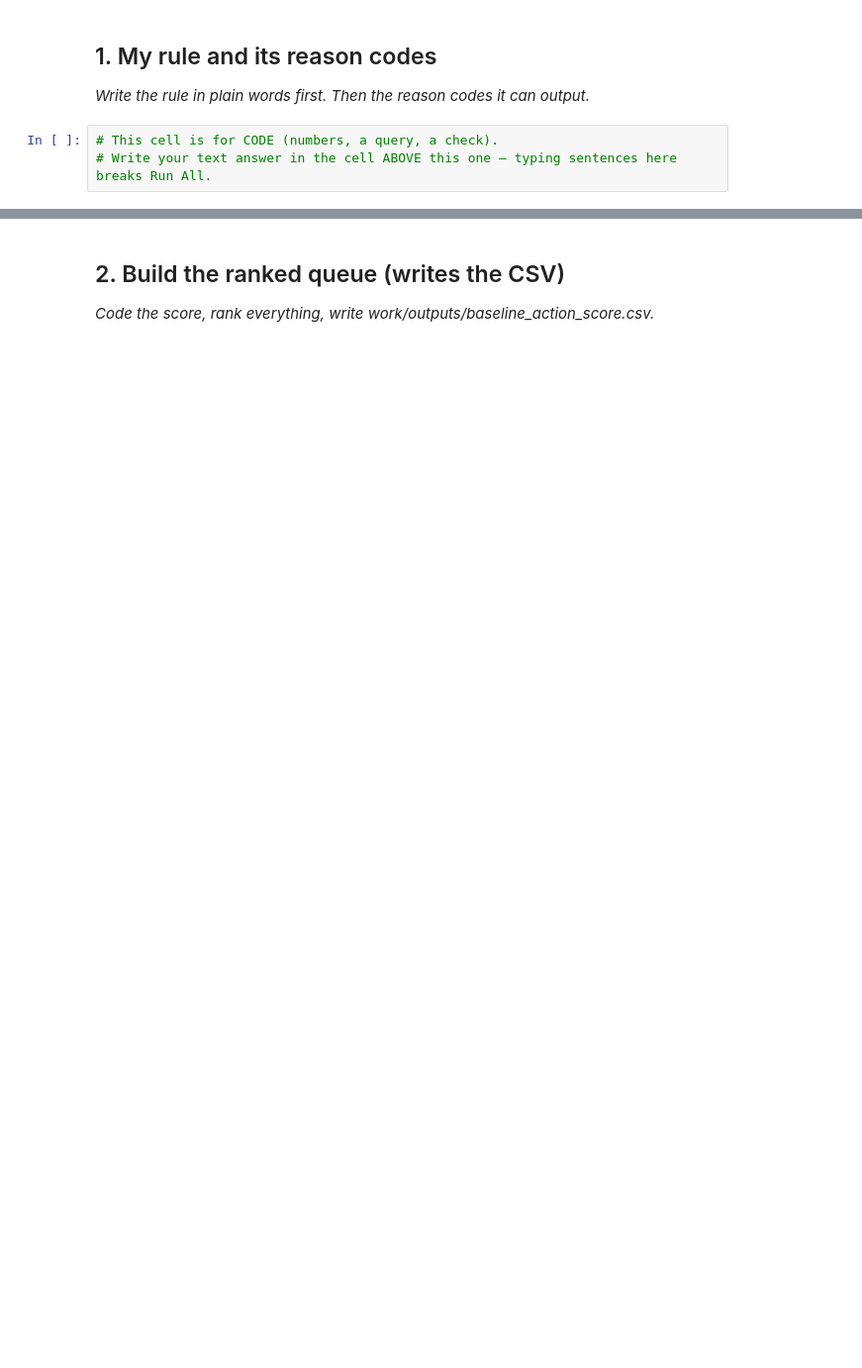
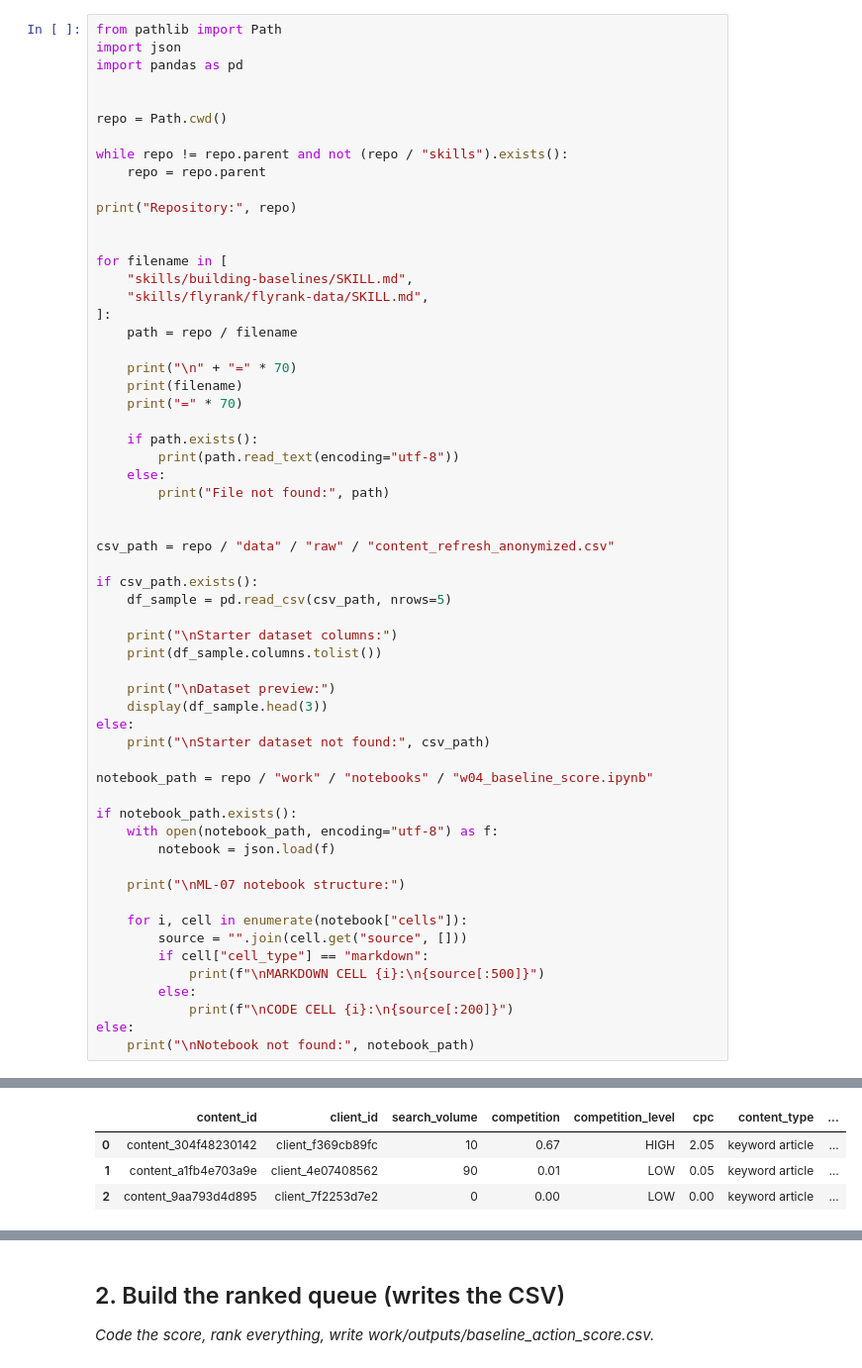
Before and after one commit to deepikachebrolu/flyrank-ml, a Jupyter notebook: work/notebooks/w04_baseline_score.ipynb, the cells around one changed output, grey strips where cells are left out. Shown at 99% size. Cells and saved outputs as stored; diff of their text form; blank space fills up the shorter version.

```diff
--- a/work/notebooks/w04_baseline_score.ipynb
+++ b/work/notebooks/w04_baseline_score.ipynb
@@ -6,10 +6,63 @@
 This skeleton is yours to fill. Work the sections **in order** — each one has a one-line hint. Simple words, honest numbers.
 
 > Working with an AI assistant? Tell it to read `skills/README.md` first and load the one skill this assignment names on its card.
-# %% [markdown]
-## 1. My rule and its reason codes
-
-*Write the rule in plain words first. Then the reason codes it can output.*
-# %%
-# This cell is for CODE (numbers, a query, a check).
-# Write your text answer in the cell ABOVE this one — typing sentences here breaks Run All.
+# %%
+from pathlib import Path
+import json
+import pandas as pd
+
+
+repo = Path.cwd()
+
+while repo != repo.parent and not (repo / "skills").exists():
+    repo = repo.parent
+
+print("Repository:", repo)
+
+
+for filename in [
+    "skills/building-baselines/SKILL.md",
+    "skills/flyrank/flyrank-data/SKILL.md",
+]:
+    path = repo / filename
+
+    print("\n" + "=" * 70)
+    print(filename)
+    print("=" * 70)
+
+    if path.exists():
+        print(path.read_text(encoding="utf-8"))
+    else:
+        print("File not found:", path)
+
+
+csv_path = repo / "data" / "raw" / "content_refresh_anonymized.csv"
+
+if csv_path.exists():
+    df_sample = pd.read_csv(csv_path, nrows=5)
+
+    print("\nStarter dataset columns:")
+    print(df_sample.columns.tolist())
+
+    print("\nDataset preview:")
+    display(df_sample.head(3))
+else:
+    print("\nStarter dataset not found:", csv_path)
+
+notebook_path = repo / "work" / "notebooks" / "w04_baseline_score.ipynb"
+
+if notebook_path.exists():
+    with open(notebook_path, encoding="utf-8") as f:
+        notebook = json.load(f)
+
+    print("\nML-07 notebook structure:")
+
+    for i, cell in enumerate(notebook["cells"]):
+        source = "".join(cell.get("source", []))
+        if cell["cell_type"] == "markdown":
+            print(f"\nMARKDOWN CELL {i}:\n{source[:500]}")
+        else:
+            print(f"\nCODE CELL {i}:\n{source[:200]}")
+else:
+    print("\nNotebook not found:", notebook_path)
+# %% [output]
@@ -15,0 +86,4 @@ This skeleton is yours to fill. Work the sections **in order** — each one has
+|  | content_id | client_id | search_volume | competition | competition_level | cpc | content_type | ... |
+| 0 | content_304f48230142 | client_f369cb89fc | 10 | 0.67 | HIGH | 2.05 | keyword article | ... |
+| 1 | content_a1fb4e703a9e | client_4e07408562 | 90 | 0.01 | LOW | 0.05 | keyword article | ... |
+| 2 | content_9aa793d4d895 | client_7f2253d7e2 | 0 | 0.00 | LOW | 0.00 | keyword article | ... |
```
Also changed, not shown: parts of 12 cells of this notebook.
